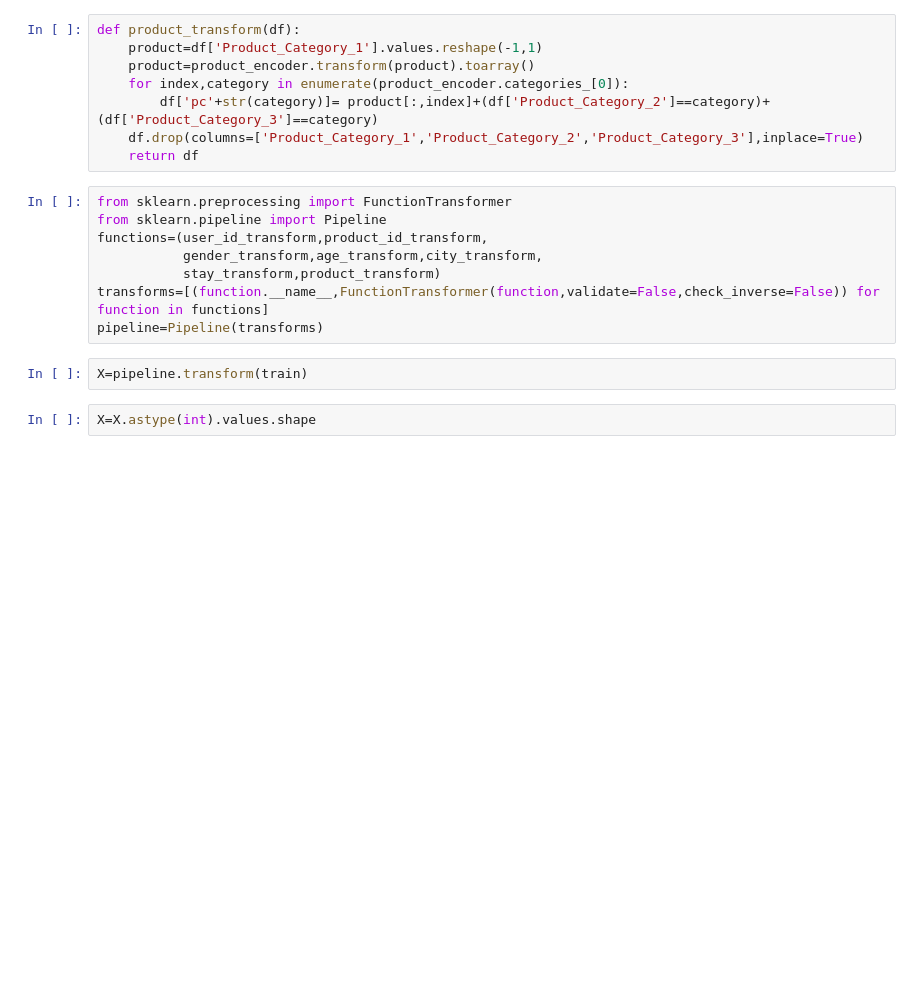
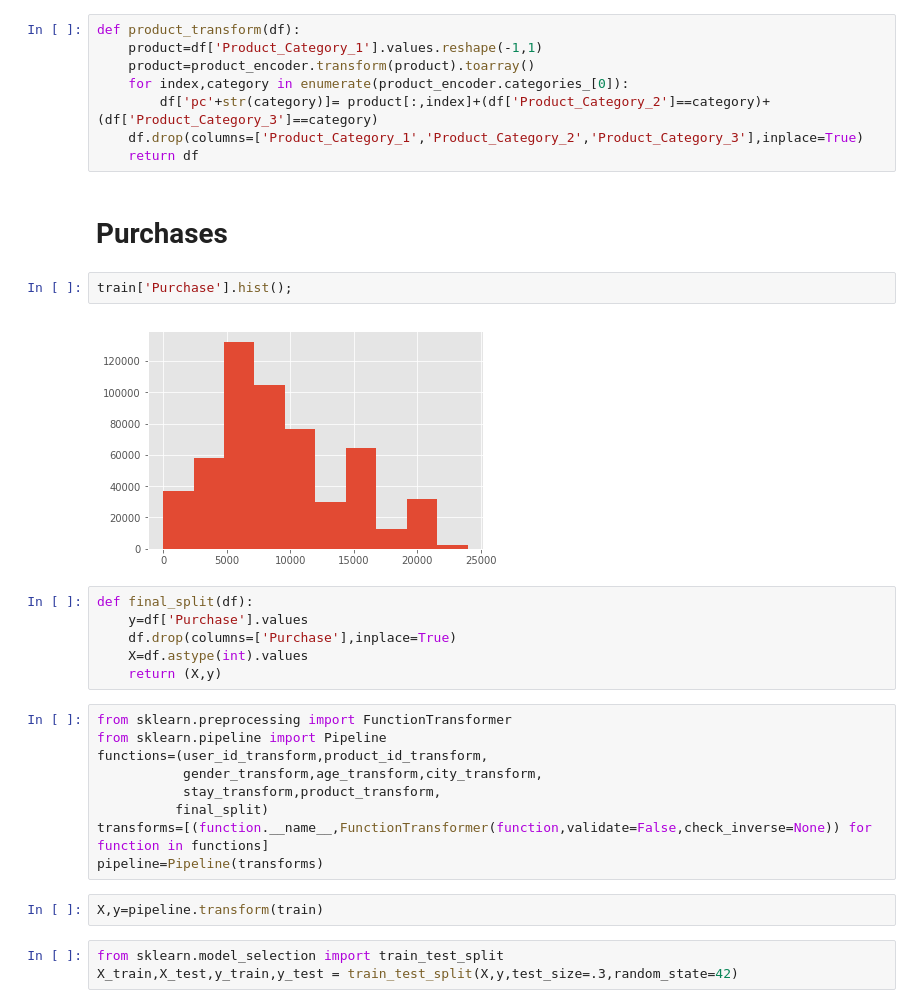
Before and after one commit to s-ankur/black-friday-analysis, a Jupyter notebook: main.ipynb, the cells around one changed output. Saved outputs shown, nothing was run; the diff lists cells and outputs as text; blank space fills up the shorter version.

```diff
--- a/main.ipynb
+++ b/main.ipynb
@@ -235,15 +235,29 @@ def product_transform(df):
         df['pc'+str(category)]= product[:,index]+(df['Product_Category_2']==category)+(df['Product_Category_3']==category)
     df.drop(columns=['Product_Category_1','Product_Category_2','Product_Category_3'],inplace=True)
     return df
+# %% [markdown]
+# Purchases
+# %%
+train['Purchase'].hist();
+# %% [output]
+[figure, added]
+# %%
+def final_split(df):
+    y=df['Purchase'].values
+    df.drop(columns=['Purchase'],inplace=True)
+    X=df.astype(int).values
+    return (X,y)
 # %%
 from sklearn.preprocessing import FunctionTransformer
 from sklearn.pipeline import Pipeline
 functions=(user_id_transform,product_id_transform,
            gender_transform,age_transform,city_transform,
-           stay_transform,product_transform)
-transforms=[(function.__name__,FunctionTransformer(function,validate=False,check_inverse=False)) for function in functions]
+           stay_transform,product_transform,
+          final_split)
+transforms=[(function.__name__,FunctionTransformer(function,validate=False,check_inverse=None)) for function in functions]
 pipeline=Pipeline(transforms)
 # %%
-X=pipeline.transform(train)
+X,y=pipeline.transform(train)
-# %%
-X=X.astype(int).values.shape
+# %%
+from sklearn.model_selection import train_test_split
+X_train,X_test,y_train,y_test = train_test_split(X,y,test_size=.3,random_state=42)
```
Also changed, not shown: parts of 2 cells of this notebook.
